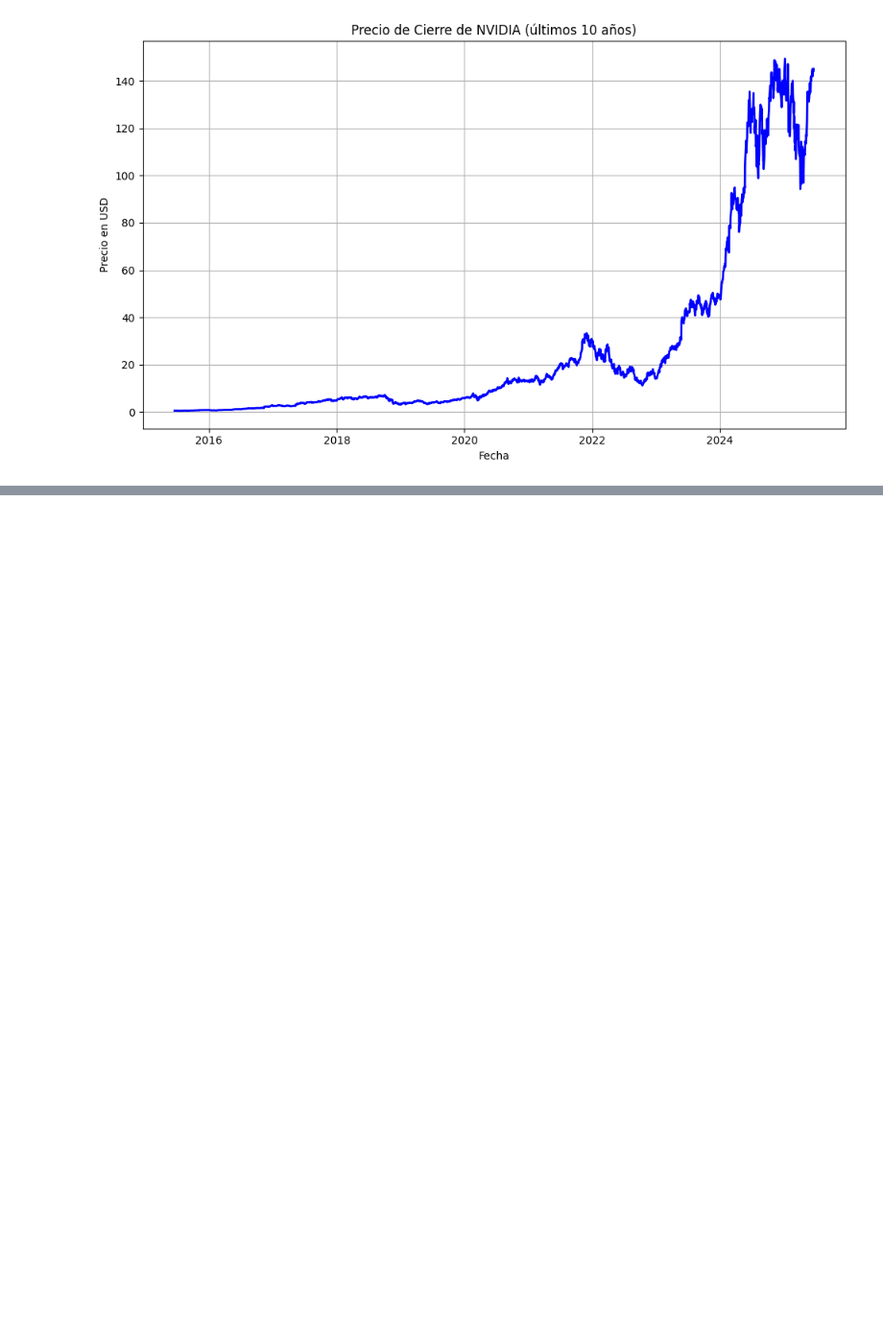
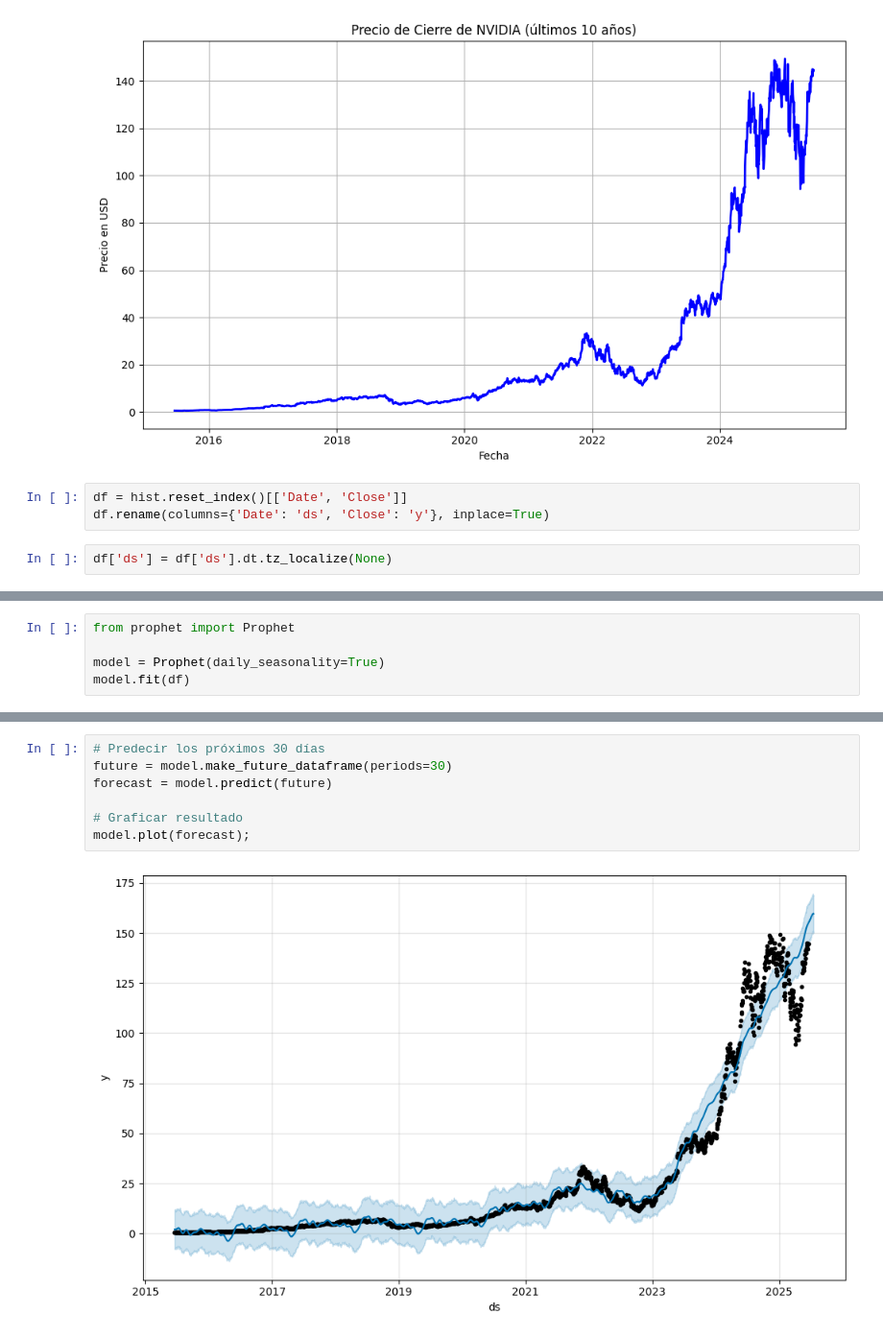
Before and after one commit to Danie8904/prueba_NVIDIA_yahoo_Finance, a Jupyter notebook: Nvidia_Finance.ipynb, the cells around one changed output, grey strips where cells are left out. Shown at 96% size. Drawn from its saved outputs; the diff is of its cells as text; blank space fills up the shorter version.

```diff
--- a/Nvidia_Finance.ipynb
+++ b/Nvidia_Finance.ipynb
@@ -47,3 +47,8 @@ plt.tight_layout()
 plt.show()
 # %% [output]
 [figure]
+# %%
+df = hist.reset_index()[['Date', 'Close']]
+df.rename(columns={'Date': 'ds', 'Close': 'y'}, inplace=True)
+# %%
+df['ds'] = df['ds'].dt.tz_localize(None)
@@ -49,0 +73,5 @@ plt.show()
+# %%
+from prophet import Prophet
+
+model = Prophet(daily_seasonality=True)
+model.fit(df)
@@ -49,0 +89,9 @@ plt.show()
+# %%
+# Predecir los próximos 30 días
+future = model.make_future_dataframe(periods=30)
+forecast = model.predict(future)
+
+# Graficar resultado
+model.plot(forecast);
+# %% [output]
+[figure, added]
```
Also changed, not shown: parts of 7 cells of this notebook.
